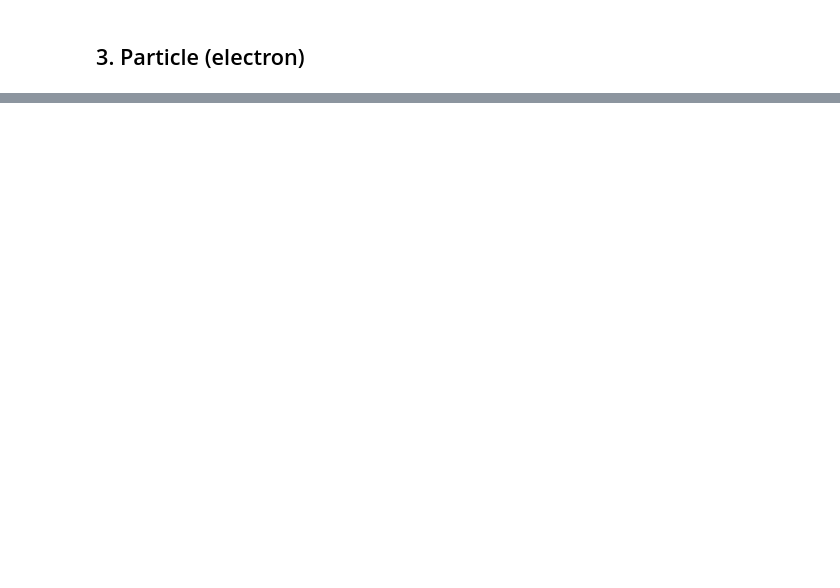
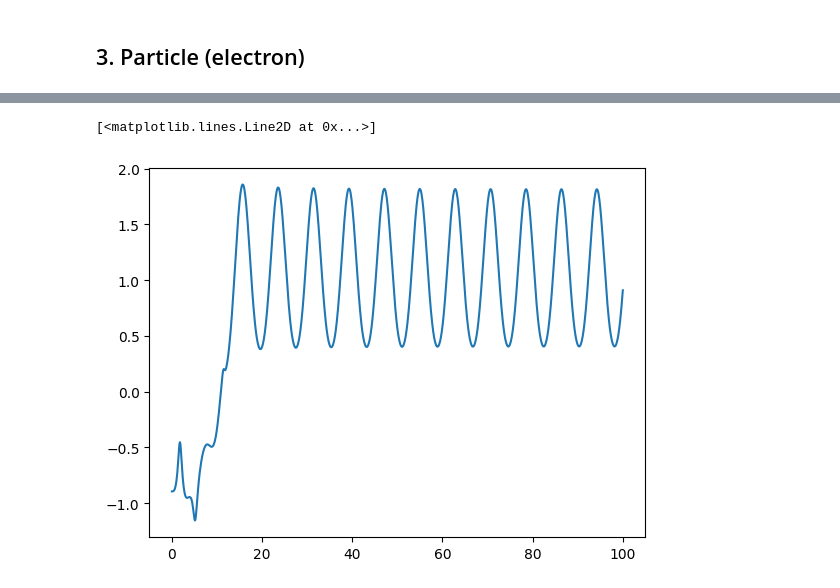
Before and after one commit to Gabriel-Amici/MorseCoulomb, a Jupyter notebook: notebooks/development/class_dev.ipynb, the cells around one changed output, grey strips where cells are left out. Saved outputs shown, nothing was run; the diff lists cells and outputs as text; code cells hidden in the pictures; blank space fills up the shorter version.

```diff
--- a/notebooks/development/class_dev.ipynb
+++ b/notebooks/development/class_dev.ipynb
@@ -241,7 +251,7 @@ plt.plot(times, F2(times))
 # %% [markdown]
 ## 3. Particle (electron)
 # %%
-class Dynamics():
+class Dynamics:
 
     def __init__(self, potential: Potential,
                  field: Field = None):
@@ -249,23 +259,23 @@ class Dynamics():
         self.potential = potential
         self.field     = field
 
-    def dstate(self, state: np.ndarray = None, time: float = 0.0):
-        r, p = state
+    def dstate(self, time: float = 0.0, state: np.ndarray = None):
+        r, p = state[0], state[1]
 
         f1 = p
         f2 = -self.potential.first_derivative(r) - self.field(time)
 
-        return np.array([f1, f2])
+        return np.stack([f1, f2], axis=-1)
 
 class StaticDynamics(Dynamics):
 
     def __init__(self, potential):
         super().__init__(potential)
 
-    def dstate(self, state: np.ndarray = None, time: float = 0.0):
-        r, p = state
+    def dstate(self, time: float = 0.0, state: np.ndarray = None):
+        r, p = state[0], state[1]
 
         f1 = p
         f2 = -self.potential.first_derivative(r)
 
-        return np.array([f1, f2])
+        return np.stack([f1, f2], axis=-1)
@@ -301,0 +390,5 @@ class RK4Integrator(Integrator):
+# %%
+plt.plot(traj1.time, traj1.energy())
+# %% [output]
+[<matplotlib.lines.Line2D at 0x...>]
+[figure, added]
```
Also changed, not shown: parts of 14 cells of this notebook.
